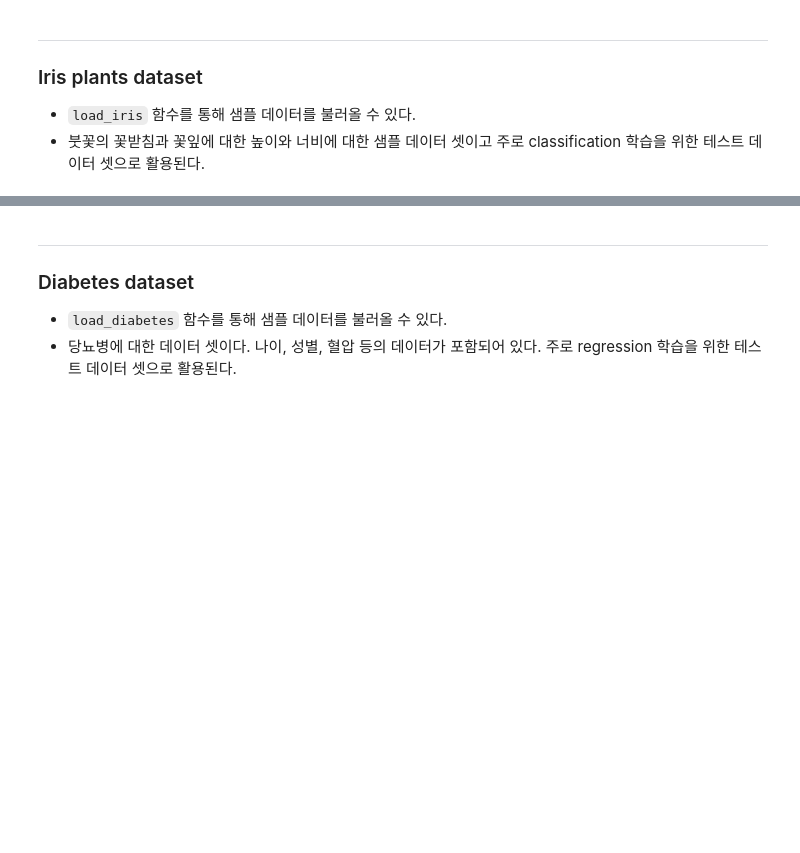
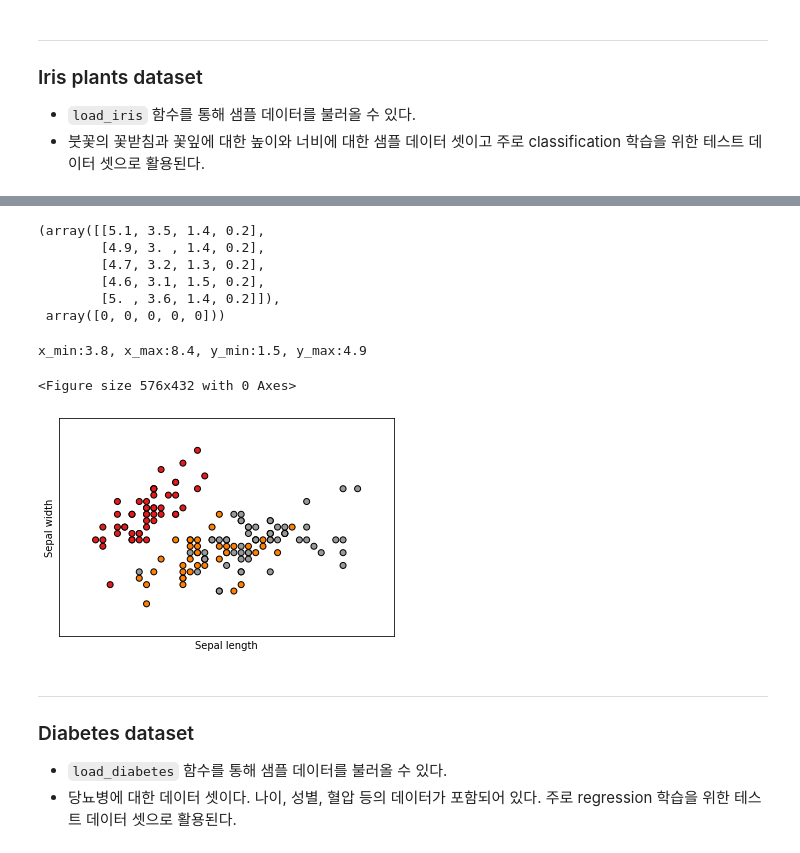
Before and after one commit to aprilslab/pythonStudy, a Jupyter notebook: src/대학원/프로그래밍특론/scikit-learn 패키지 조사.ipynb, the cells around one changed output, grey strips where cells are left out. Saved outputs shown, nothing was run; the diff lists cells and outputs as text; code cells hidden in the pictures; blank space fills up the shorter version.

```diff
--- a/src/대학원/프로그래밍특론/scikit-learn 패키지 조사.ipynb
+++ b/src/대학원/프로그래밍특론/scikit-learn 패키지 조사.ipynb
@@ -114,3 +116,40 @@ print(iris.data.shape, iris.feature_names) #150개의 데이터 (특징 4개)
+# %%
+iris.data[:5], iris.target[:5]
+# %% [output]
+(array([[5.1, 3.5, 1.4, 0.2],
+        [4.9, 3. , 1.4, 0.2],
+        [4.7, 3.2, 1.3, 0.2],
+        [4.6, 3.1, 1.5, 0.2],
+        [5. , 3.6, 1.4, 0.2]]),
+ array([0, 0, 0, 0, 0]))
+# %%
+X = iris.data[:, :2]  # 4가지 특징 중 2가지 특징만 사용 ('sepal length (cm)', 'sepal width (cm)')
+y = iris.target
+
+# 2가지 특징 2차원 공간에 표현하여 이용하여 데이터 확인하기 위함.
+x_min, x_max = X[:, 0].min() - 0.5, X[:, 0].max() + 0.5 # 최대 최소 값에 0.5씩의 여유를 줘서 예쁘게 표현
+y_min, y_max = X[:, 1].min() - 0.5, X[:, 1].max() + 0.5
+
+print(f"x_min:{x_min}, x_max:{x_max}, y_min:{y_min}, y_max:{y_max}")
+plt.figure(2, figsize=(8, 6))
+plt.clf()
+# %% [output]
+x_min:3.8, x_max:8.4, y_min:1.5, y_max:4.9
+<Figure size 576x432 with 0 Axes>
+# %%
+# scatter plot
+plt.scatter(X[:, 0], X[:, 1], c=y, cmap=plt.cm.Set1, edgecolor="k")
+plt.xlabel("Sepal length") # x축: sepal length (cm)
+plt.ylabel("Sepal width") # y축: sepal width (cm)
+
+plt.xlim(x_min, x_max)
+plt.ylim(y_min, y_max)
+plt.xticks(())
+plt.yticks(())
+
+plt.show()
+# %% [output]
+[figure, added]
 # %% [markdown]
 ---
 ### Diabetes dataset
```
Also changed, not shown: parts of 1 cell of this notebook.
